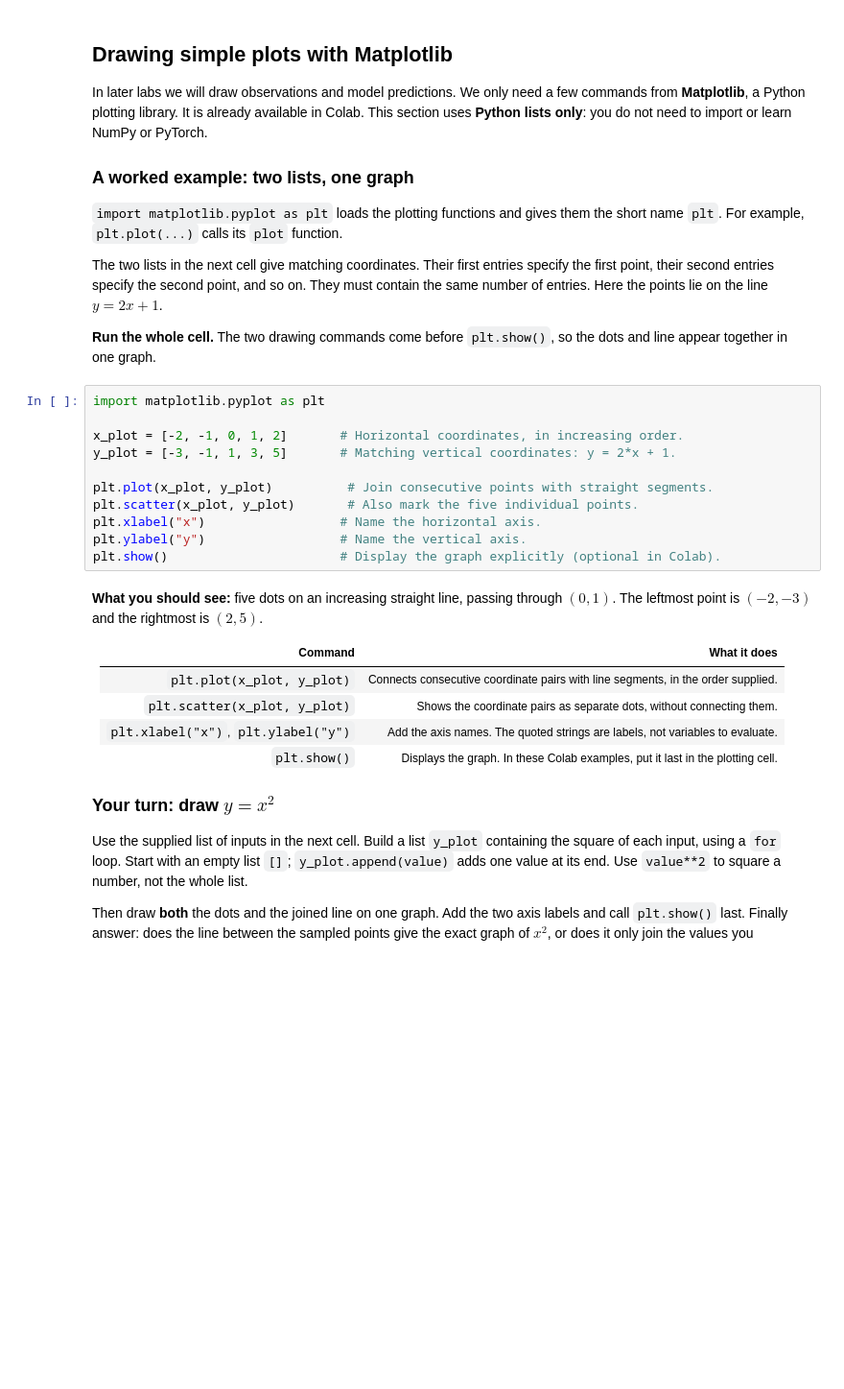
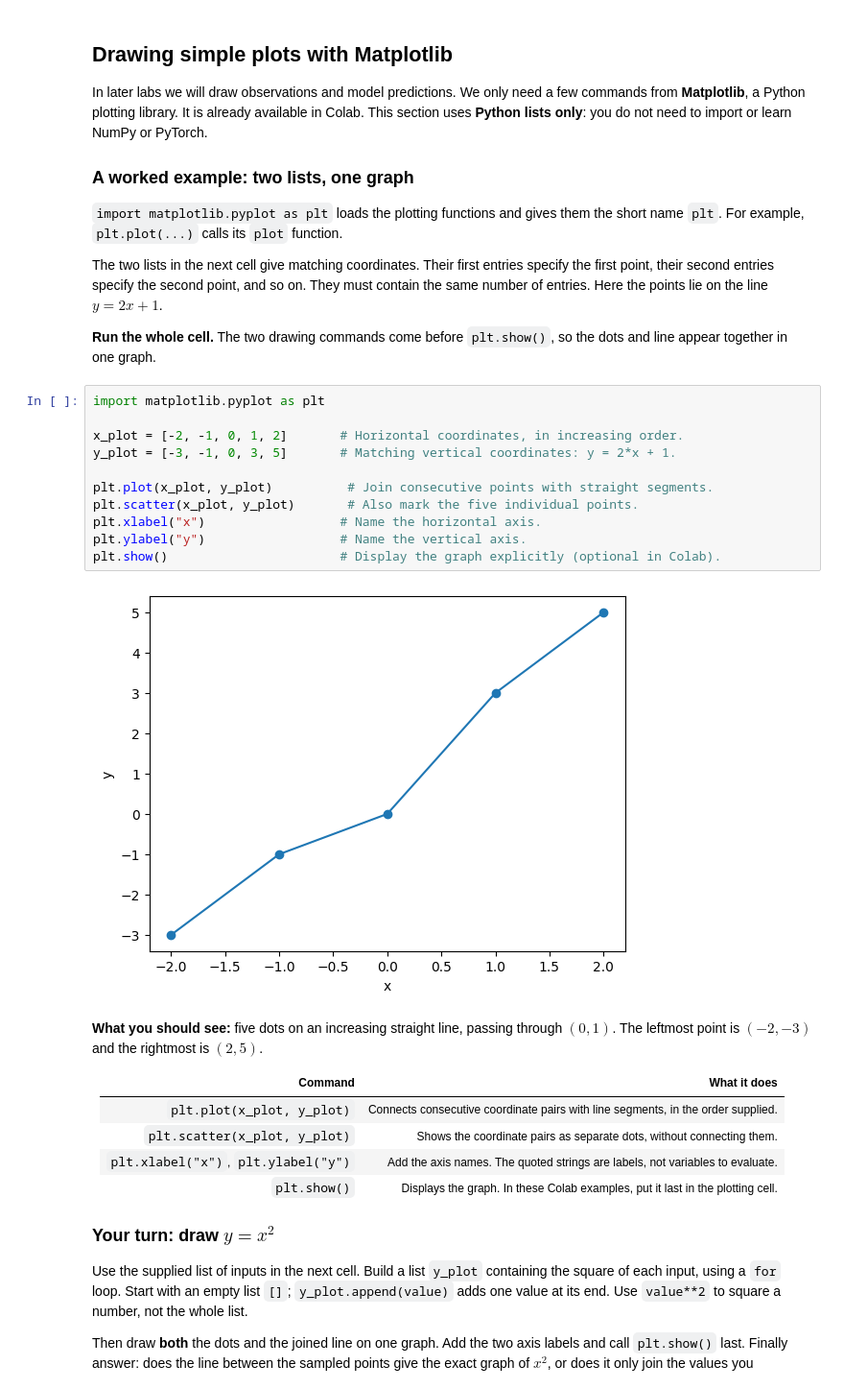
Before and after one commit to starfishchennn/Foundations-of-Artificial-Intelligence, a Jupyter notebook: Week_01/Week_01_intro_to_python.ipynb, the cells around one changed output. Shown at 96% size. Drawn from its saved outputs; the diff is of its cells as text; blank space fills up the shorter version.

```diff
--- a/Week_01/Week_01_intro_to_python.ipynb
+++ b/Week_01/Week_01_intro_to_python.ipynb
@@ -147,14 +154,16 @@ The two lists in the next cell give matching coordinates. Their first entries sp
 # %%
 import matplotlib.pyplot as plt
 
 x_plot = [-2, -1, 0, 1, 2]       # Horizontal coordinates, in increasing order.
-y_plot = [-3, -1, 1, 3, 5]       # Matching vertical coordinates: y = 2*x + 1.
+y_plot = [-3, -1, 0, 3, 5]       # Matching vertical coordinates: y = 2*x + 1.
 
 plt.plot(x_plot, y_plot)          # Join consecutive points with straight segments.
 plt.scatter(x_plot, y_plot)       # Also mark the five individual points.
 plt.xlabel("x")                  # Name the horizontal axis.
 plt.ylabel("y")                  # Name the vertical axis.
 plt.show()                       # Display the graph explicitly (optional in Colab).
+# %% [output]
+[figure, added]
 # %% [markdown]
 **What you should see:** five dots on an increasing straight line, passing through $(0,1)$. The leftmost point is $(-2,-3)$ and the rightmost is $(2,5)$.
 
```
Also changed, not shown: parts of 6 cells of this notebook.
